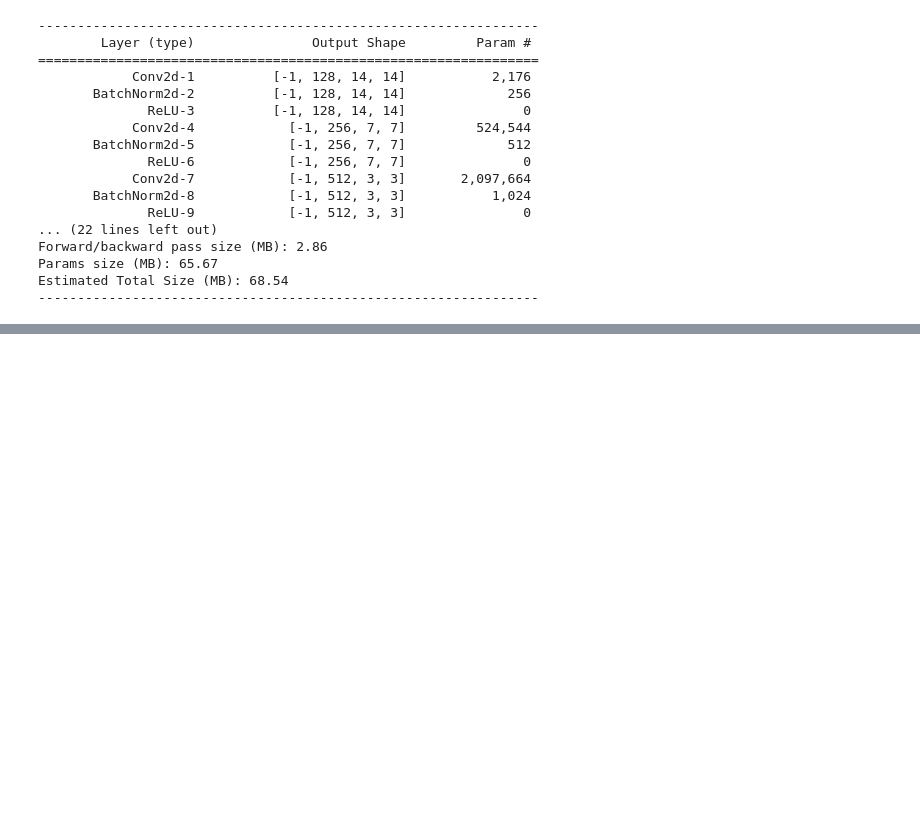
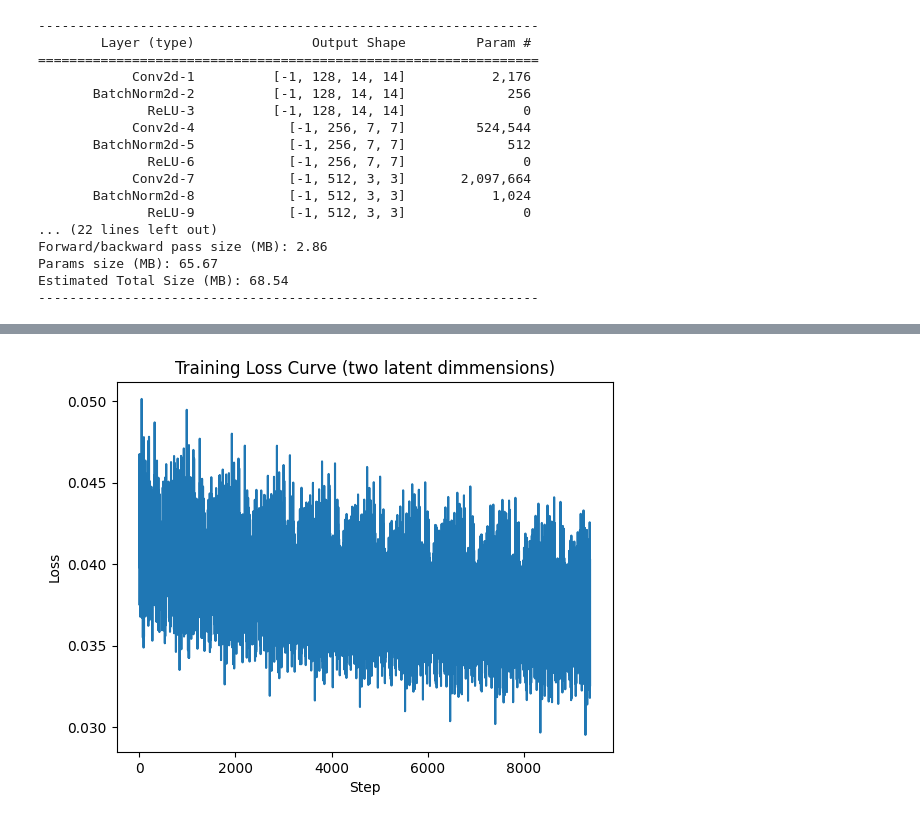
Before and after one commit to hyakuroume/Generative_AI, a Jupyter notebook: compressing.ipynb, the cells around one changed output, grey strips where cells are left out. Saved outputs shown, nothing was run; the diff lists cells and outputs as text; code cells hidden in the pictures; blank space fills up the shorter version.

```diff
--- a/compressing.ipynb
+++ b/compressing.ipynb
@@ -323,0 +381,32 @@ show_images(batch_vs_preds, imsize=1, nrows=2)
+# %%
+def train(model, num_epochs=10, lr=1e-4):
+    optimizer = torch.optim.AdamW(model.parameters(), lr=lr, eps=1e-5)
+
+    model.train()
+    losses = []
+
+    for _ in (progress := trange(num_epochs, desc="Training")):
+        for _, batch in (inner := tqdm(enumerate(train_dataloader), total=len(train_dataloader))):
+            batch = batch.to(device)
+
+            # モデルに渡して別の画像セットを取得
+            preds = model(batch)
+
+            # 予測結果と元画像を比較
+            loss = F.mse_loss(preds, batch)
+
+            # 損失を表示し、描画用に保存
+            inner.set_postfix(loss=f"{loss.cpu().item():.3f}")
+            losses.append(loss.item())
+
+            # 損失に基づいてモデルのパラメータを表示
+            loss.backward()
+            optimizer.step()
+            optimizer.zero_grad()
+
+        progress.set_postfix(loss=f"{loss.cpu().item():.3f}", lr=f"{lr:.0e}")
+
+    return losses
+# %%
+ae_model = AutoEncoder(in_channels=1, latent_dims=2)
+ae_model.to(device)
@@ -323,0 +431,10 @@ show_images(batch_vs_preds, imsize=1, nrows=2)
+# %%
+losses = train(ae_model)
+# %%
+plt.plot(losses)
+plt.xlabel("Step")
+plt.ylabel("Loss")
+plt.title("Training Loss Curve (two latent dimmensions)")
+plt.show()
+# %% [output]
+[figure, added]
```
Also changed, not shown: parts of 12 cells of this notebook.
